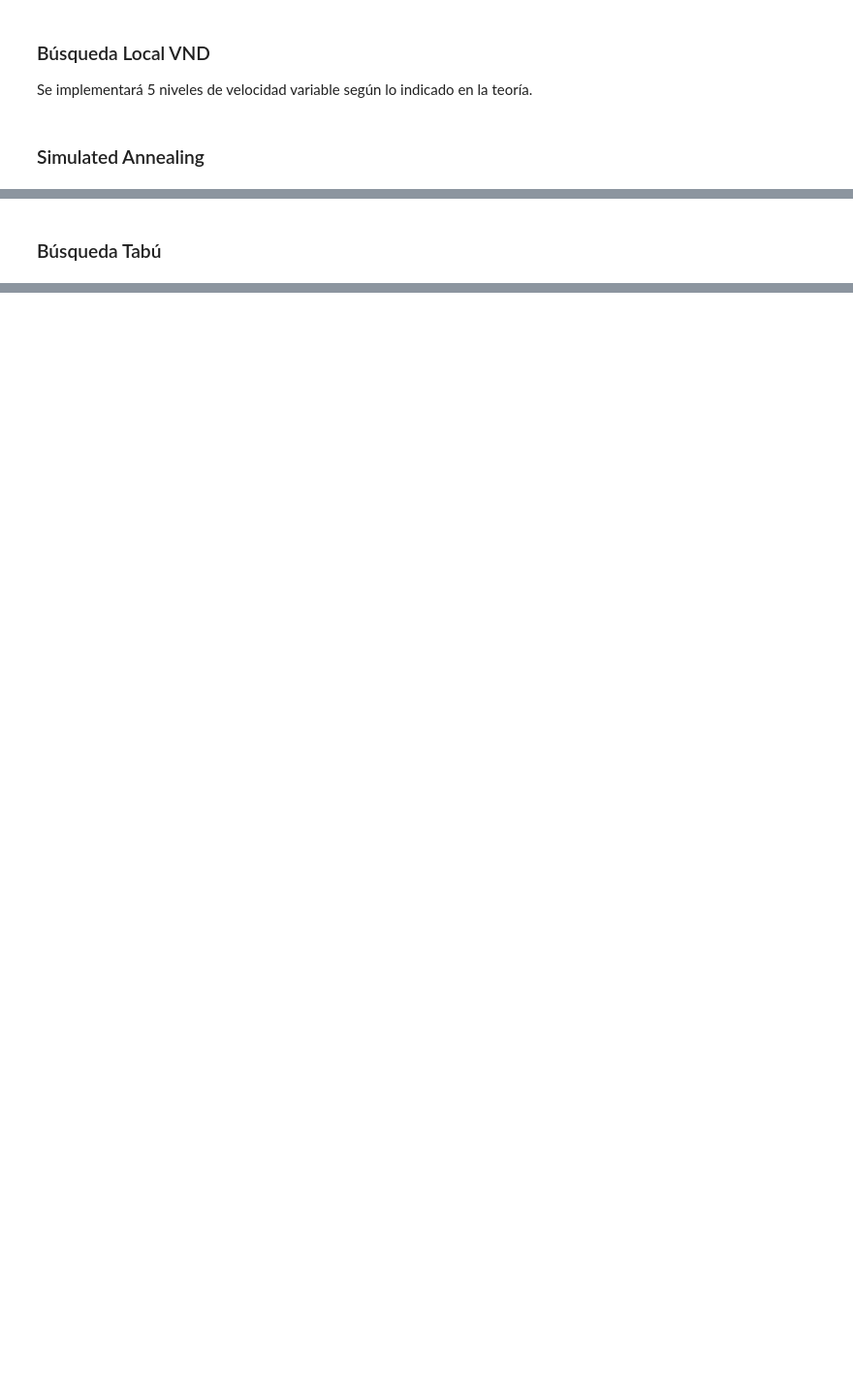
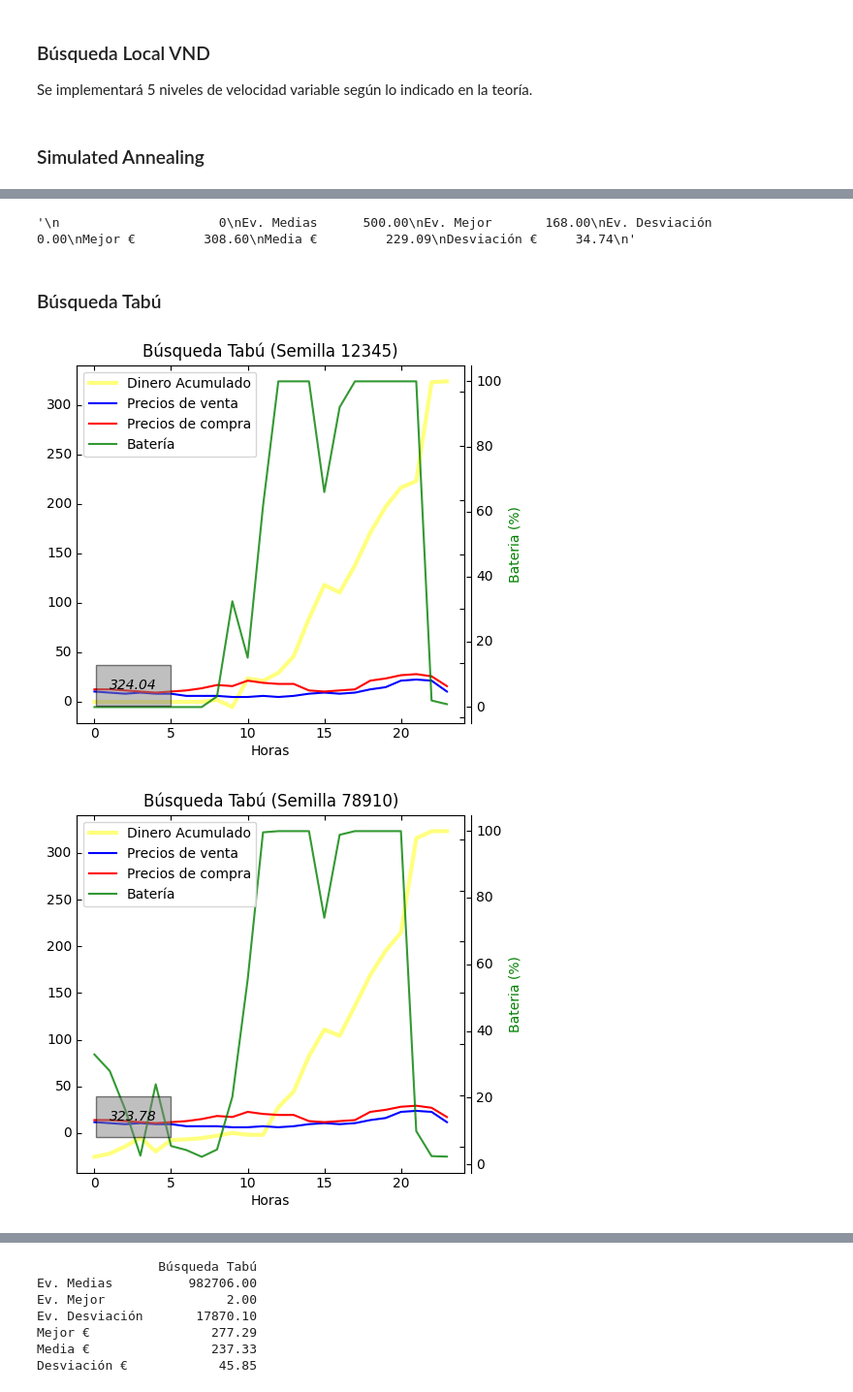
Before and after one commit to GrunCrow/Optimization_Solar_Plant, a Jupyter notebook: 1_Environments_and_Trajectories/notebook.ipynb, the cells around one changed output, grey strips where cells are left out. Shown at 97% size. Drawn from its saved outputs; the diff is of its cells as text; code cells hidden in the pictures; blank space fills up the shorter version.

```diff
--- a/1_Environments_and_Trajectories/notebook.ipynb
+++ b/1_Environments_and_Trajectories/notebook.ipynb
@@ -821,3 +882,15 @@ TypeError: simulated_annealing() takes 0 positional arguments but 1 was given
+# %%
+'''
+                     0
+Ev. Medias      500.00
+Ev. Mejor       168.00
+Ev. Desviación    0.00
+Mejor €         308.60
+Media €         229.09
+Desviación €     34.74
+'''
+# %% [output]
+'\n                     0\nEv. Medias      500.00\nEv. Mejor       168.00\nEv. Desviación    0.00\nMejor €         308.60\nMedia €         229.09\nDesviación €     34.74\n'
 # %% [markdown]
 ### Búsqueda Tabú
 # %%
@@ -880,0 +955,13 @@ def busqueda_tabu(tmax):
+# %%
+tmax = 40
+
+parametros = [tmax]
+
+algorithm_name = busqueda_tabu_name
+
+busqueda_tabu_data = evaluar_algoritmo(algorithm_name, parametros)
+
+Data.append(busqueda_tabu_data)
+# %% [output]
+[figure, added]
+[figure, added]
@@ -880,0 +971,7 @@ def busqueda_tabu(tmax):
+                Búsqueda Tabú
+Ev. Medias          982706.00
+Ev. Mejor                2.00
+Ev. Desviación       17870.10
+Mejor €                277.29
+Media €                237.33
+Desviación €            45.85
```
Also changed, not shown: parts of 32 cells of this notebook, 12 other files.
